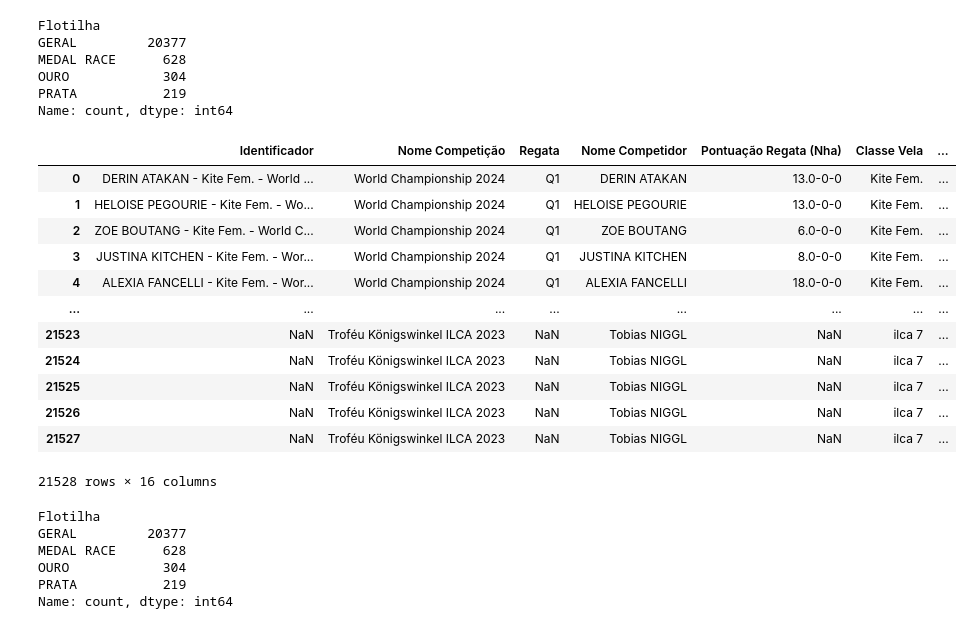
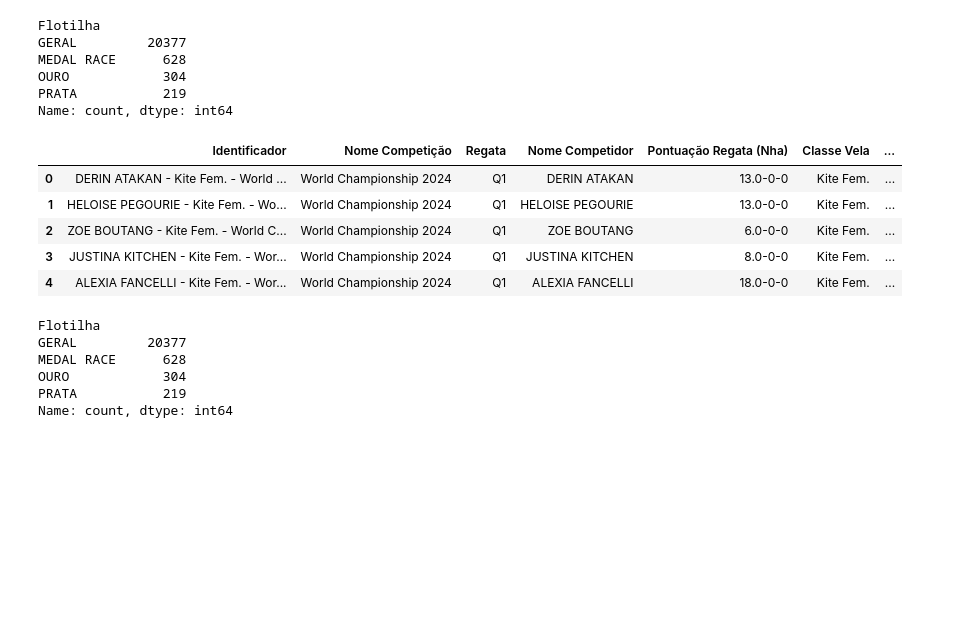
Before and after one commit to Gab-Mel/sailing-rankings-2024.1, a Jupyter notebook: MergeFinal.ipynb, the cells around one changed output. Saved outputs shown, nothing was run; the diff lists cells and outputs as text; code cells hidden in the pictures; blank space fills up the shorter version.

```diff
--- a/MergeFinal.ipynb
+++ b/MergeFinal.ipynb
@@ -125,21 +125,14 @@ PRATA           219
 Name: count, dtype: int64
 # %%
 df_sumulas_novas[df_sumulas_novas.columns[6]].value_counts()
-df_sumulas_novas
+df_sumulas_novas.head()
 # %% [output]
 |  | Identificador | Nome Competição | Regata | Nome Competidor | Pontuação Regata (Nha) | Classe Vela | ... |
 | 0 | DERIN ATAKAN - Kite Fem. - World ... | World Championship 2024 | Q1 | DERIN ATAKAN | 13.0-0-0 | Kite Fem. | ... |
 | 1 | HELOISE PEGOURIE - Kite Fem. - Wo... | World Championship 2024 | Q1 | HELOISE PEGOURIE | 13.0-0-0 | Kite Fem. | ... |
 | 2 | ZOE BOUTANG - Kite Fem. - World C... | World Championship 2024 | Q1 | ZOE BOUTANG | 6.0-0-0 | Kite Fem. | ... |
 | 3 | JUSTINA KITCHEN - Kite Fem. - Wor... | World Championship 2024 | Q1 | JUSTINA KITCHEN | 8.0-0-0 | Kite Fem. | ... |
 | 4 | ALEXIA FANCELLI - Kite Fem. - Wor... | World Championship 2024 | Q1 | ALEXIA FANCELLI | 18.0-0-0 | Kite Fem. | ... |
-| ... | ... | ... | ... | ... | ... | ... | ... |
-| 21523 | NaN | Troféu Königswinkel ILCA 2023 | NaN | Tobias NIGGL | NaN | ilca 7 | ... |
-| 21524 | NaN | Troféu Königswinkel ILCA 2023 | NaN | Tobias NIGGL | NaN | ilca 7 | ... |
-| 21525 | NaN | Troféu Königswinkel ILCA 2023 | NaN | Tobias NIGGL | NaN | ilca 7 | ... |
-| 21526 | NaN | Troféu Königswinkel ILCA 2023 | NaN | Tobias NIGGL | NaN | ilca 7 | ... |
-| 21527 | NaN | Troféu Königswinkel ILCA 2023 | NaN | Tobias NIGGL | NaN | ilca 7 | ... |
-21528 rows × 16 columns
 # %%
 mask = df_sumulas_novas["Flotilha"].isin(["Gold", "Silver", "Bronze"])
 
```
Also changed, not shown: parts of 7 cells of this notebook, 5 other files.
